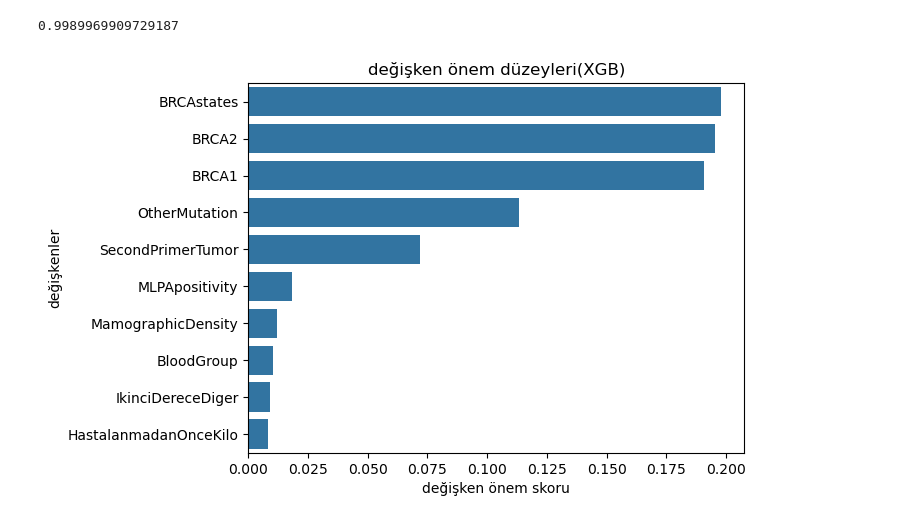
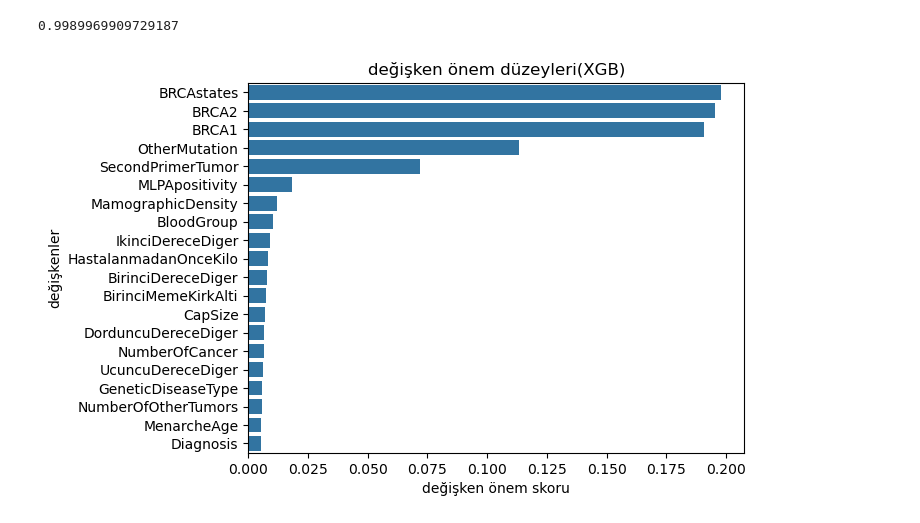
Before and after one commit to gamzegezgin/Classification-Models, a Jupyter notebook: XGBoost/XGB_example.ipynb, the cells around one changed output. Drawn from its saved outputs; the diff is of its cells as text; code cells hidden in the pictures.

```diff
--- a/XGBoost/XGB_example.ipynb
+++ b/XGBoost/XGB_example.ipynb
@@ -99,12 +99,12 @@ accuracy_score(y_test, y_pred)
 # %% [output]
 0.9989969909729187
 # %%
-feature_imp = pd.Series(xgb_tuned.feature_importances_, index=X_train.columns).sort_values(ascending=False).head(10)
+feature_imp = pd.Series(xgb_tuned.feature_importances_, index=X_train.columns).sort_values(ascending=False).head(20)
 
 sns.barplot(x=feature_imp, y=feature_imp.index)
 plt.xlabel("değişken önem skoru")
 plt.ylabel("değişkenler")
 plt.title("değişken önem düzeyleri(XGB)")
 plt.show()
 # %% [output]
-[figure, old version]
+[figure, new version]
```
Also changed, not shown: 8 other files.
